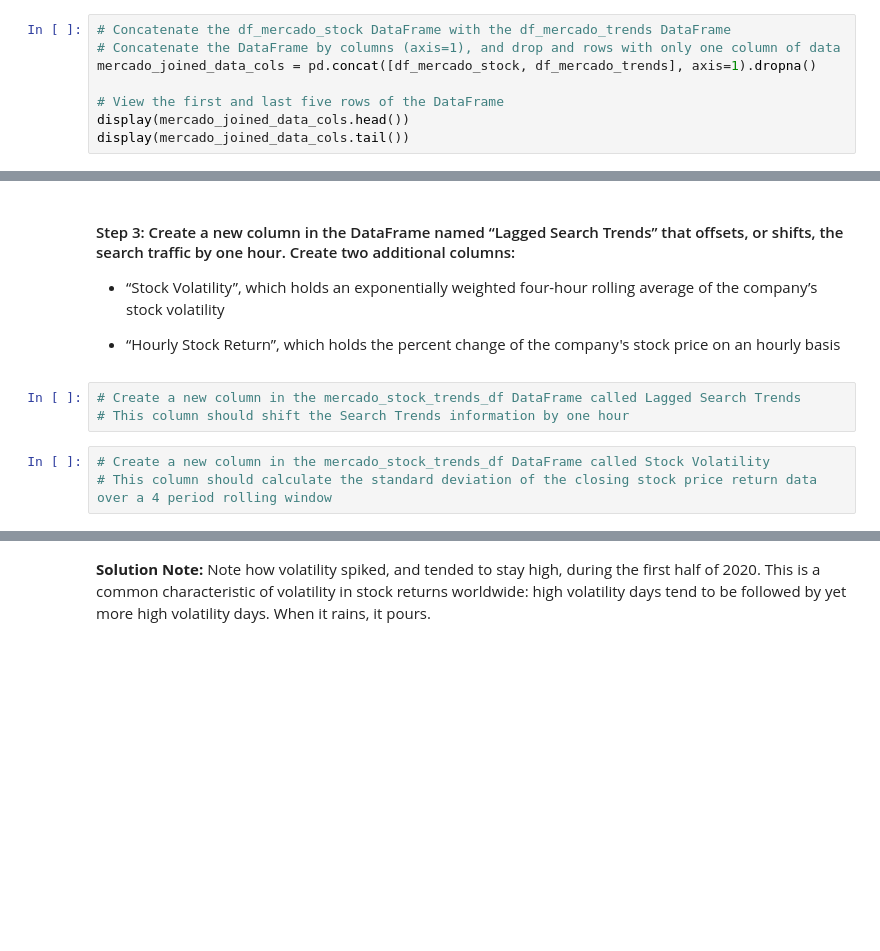
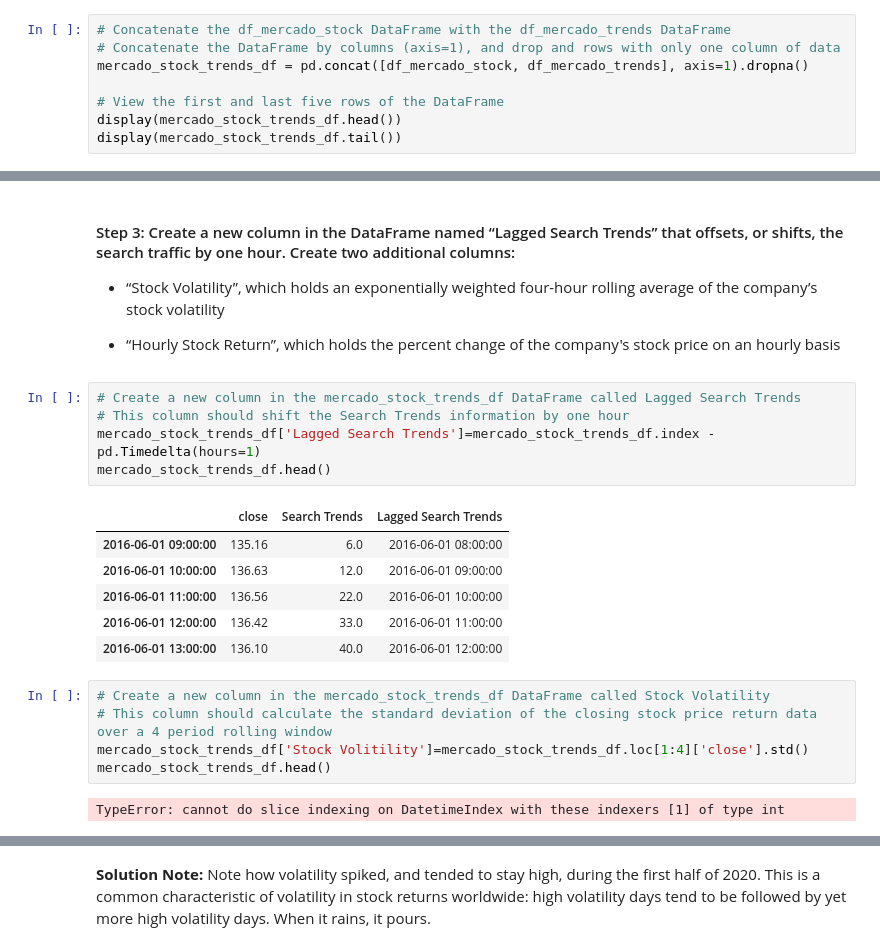
Before and after one commit to Philklim72/prophet_challenge, a Jupyter notebook: forecasting_net_prophet.ipynb, the cells around one changed output, grey strips where cells are left out. Saved outputs shown, nothing was run; the diff lists cells and outputs as text; blank space fills up the shorter version.

```diff
--- a/forecasting_net_prophet.ipynb
+++ b/forecasting_net_prophet.ipynb
@@ -329,11 +329,11 @@ df_mercado_stock["close"].plot(
 # %%
 # Concatenate the df_mercado_stock DataFrame with the df_mercado_trends DataFrame
 # Concatenate the DataFrame by columns (axis=1), and drop and rows with only one column of data
-mercado_joined_data_cols = pd.concat([df_mercado_stock, df_mercado_trends], axis=1).dropna()
+mercado_stock_trends_df = pd.concat([df_mercado_stock, df_mercado_trends], axis=1).dropna()
 
 # View the first and last five rows of the DataFrame
-display(mercado_joined_data_cols.head())
-display(mercado_joined_data_cols.tail())
+display(mercado_stock_trends_df.head())
+display(mercado_stock_trends_df.tail())
 # %% [output]
 |  | close | Search Trends |
 | 2016-06-01 09:00:00 | 135.16 | 6.0 |
@@ -395,8 +395,21 @@ array([<Axes: >, <Axes: >], dtype=object)
 # %%
 # Create a new column in the mercado_stock_trends_df DataFrame called Lagged Search Trends
 # This column should shift the Search Trends information by one hour
+mercado_stock_trends_df['Lagged Search Trends']=mercado_stock_trends_df.index - pd.Timedelta(hours=1)
+mercado_stock_trends_df.head()
+# %% [output]
+|  | close | Search Trends | Lagged Search Trends |
+| 2016-06-01 09:00:00 | 135.16 | 6.0 | 2016-06-01 08:00:00 |
+| 2016-06-01 10:00:00 | 136.63 | 12.0 | 2016-06-01 09:00:00 |
+| 2016-06-01 11:00:00 | 136.56 | 22.0 | 2016-06-01 10:00:00 |
+| 2016-06-01 12:00:00 | 136.42 | 33.0 | 2016-06-01 11:00:00 |
+| 2016-06-01 13:00:00 | 136.10 | 40.0 | 2016-06-01 12:00:00 |
 # %%
 # Create a new column in the mercado_stock_trends_df DataFrame called Stock Volatility
 # This column should calculate the standard deviation of the closing stock price return data over a 4 period rolling window
+mercado_stock_trends_df['Stock Volitility']=mercado_stock_trends_df.loc[1:4]['close'].std()
+mercado_stock_trends_df.head()
+# %% [output]
+TypeError: cannot do slice indexing on DatetimeIndex with these indexers [1] of type int
 # %%
 # Visualize the stock volatility
```
Also changed, not shown: parts of 13 cells of this notebook.
